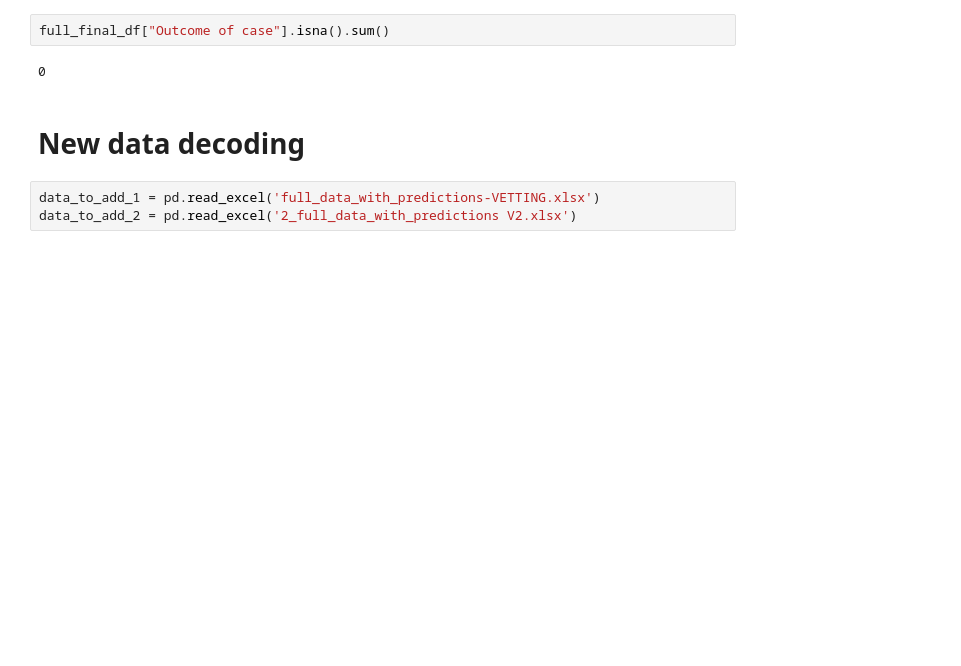
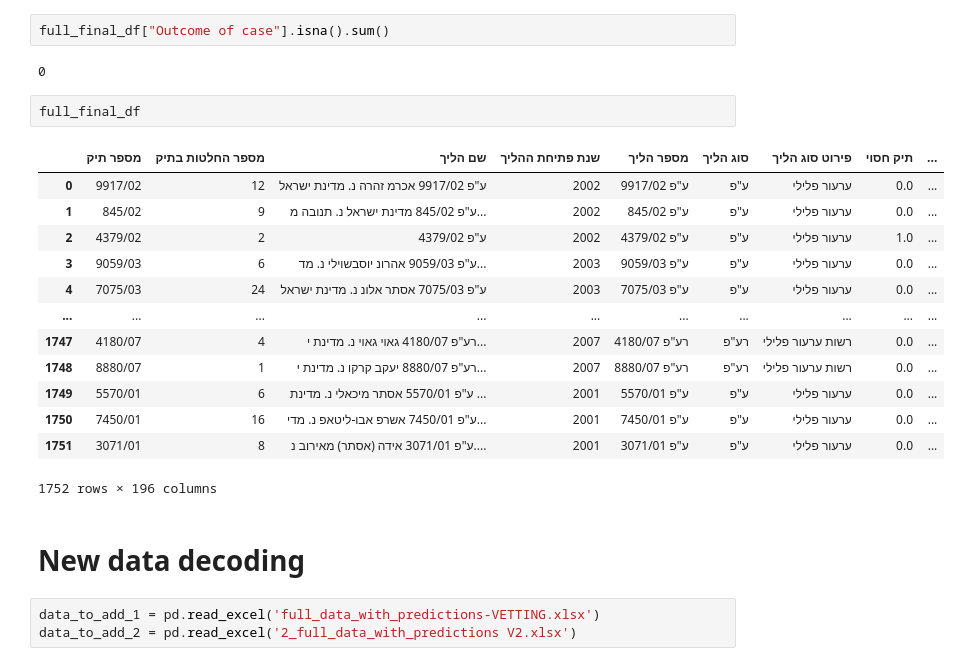
Before and after one commit to noambassat/SupremeCourtClassifier, a Jupyter notebook: 4_explore_and_merge_RAP_AP.ipynb, the cells around one changed output. Drawn from its saved outputs; the diff is of its cells as text; blank space fills up the shorter version.

```diff
--- a/4_explore_and_merge_RAP_AP.ipynb
+++ b/4_explore_and_merge_RAP_AP.ipynb
@@ -31,6 +31,22 @@ full_final_df = pd.read_csv("full_final_df_cleaned.csv", engine="python")
 full_final_df["Outcome of case"].isna().sum()
 # %% [output]
 0
+# %%
+full_final_df
+# %% [output]
+|  | מספר תיק | מספר החלטות בתיק | שם הליך | שנת פתיחת ההליך | מספר הליך | סוג הליך | פירוט סוג הליך | תיק חסוי | ... |
+| 0 | 9917/02 | 12 | ע"פ 9917/02 אכרמ זהרה נ. מדינת ישראל | 2002 | ע"פ 9917/02 | ע"פ | ערעור פלילי | 0.0 | ... |
+| 1 | 845/02 | 9 | ע"פ 845/02 מדינת ישראל נ. תנובה מ... | 2002 | ע"פ 845/02 | ע"פ | ערעור פלילי | 0.0 | ... |
+| 2 | 4379/02 | 2 | ע"פ 4379/02 | 2002 | ע"פ 4379/02 | ע"פ | ערעור פלילי | 1.0 | ... |
+| 3 | 9059/03 | 6 | ע"פ 9059/03 אהרונ יוסבשוילי נ. מד... | 2003 | ע"פ 9059/03 | ע"פ | ערעור פלילי | 0.0 | ... |
+| 4 | 7075/03 | 24 | ע"פ 7075/03 אסתר אלונ נ. מדינת ישראל | 2003 | ע"פ 7075/03 | ע"פ | ערעור פלילי | 0.0 | ... |
+| ... | ... | ... | ... | ... | ... | ... | ... | ... | ... |
+| 1747 | 4180/07 | 4 | רע"פ 4180/07 גאוי גאוי נ. מדינת י... | 2007 | רע"פ 4180/07 | רע"פ | רשות ערעור פלילי | 0.0 | ... |
+| 1748 | 8880/07 | 1 | רע"פ 8880/07 יעקב קרקו נ. מדינת י... | 2007 | רע"פ 8880/07 | רע"פ | רשות ערעור פלילי | 0.0 | ... |
+| 1749 | 5570/01 | 6 | ע"פ 5570/01 אסתר מיכאלי נ. מדינת ... | 2001 | ע"פ 5570/01 | ע"פ | ערעור פלילי | 0.0 | ... |
+| 1750 | 7450/01 | 16 | ע"פ 7450/01 אשרפ אבו-ליטאפ נ. מדי... | 2001 | ע"פ 7450/01 | ע"פ | ערעור פלילי | 0.0 | ... |
+| 1751 | 3071/01 | 8 | ע"פ 3071/01 אידה (אסתר) מאירוב נ.... | 2001 | ע"פ 3071/01 | ע"פ | ערעור פלילי | 0.0 | ... |
+1752 rows × 196 columns
 # %% [markdown]
 # New data decoding
 # %%
```
Also changed, not shown: parts of 14 cells of this notebook.
